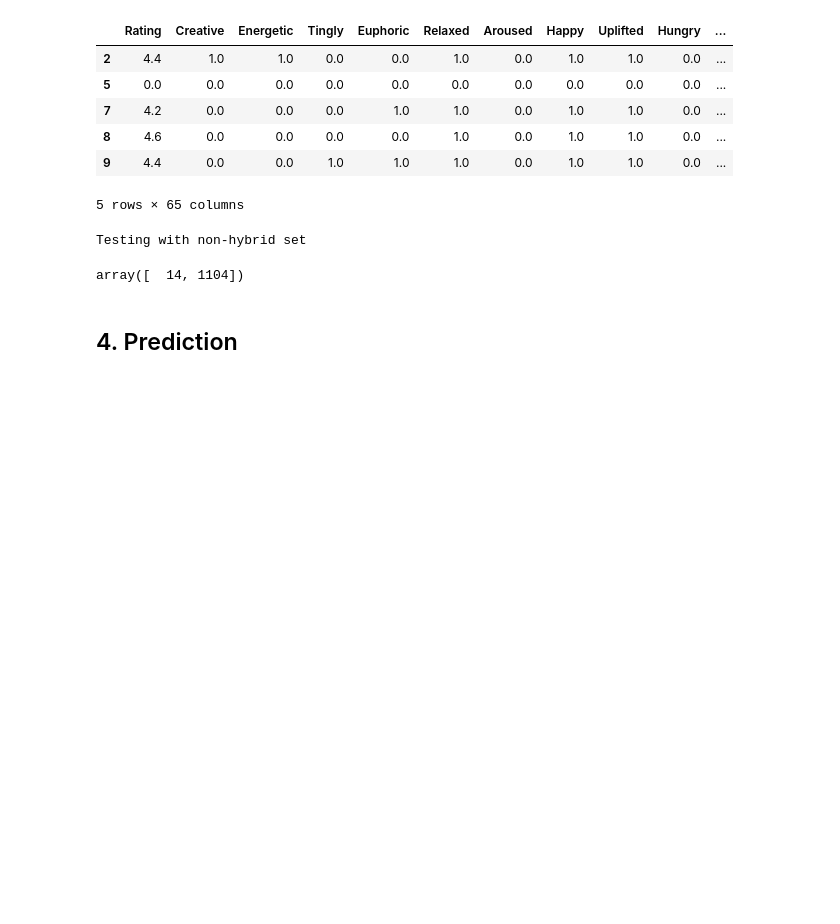
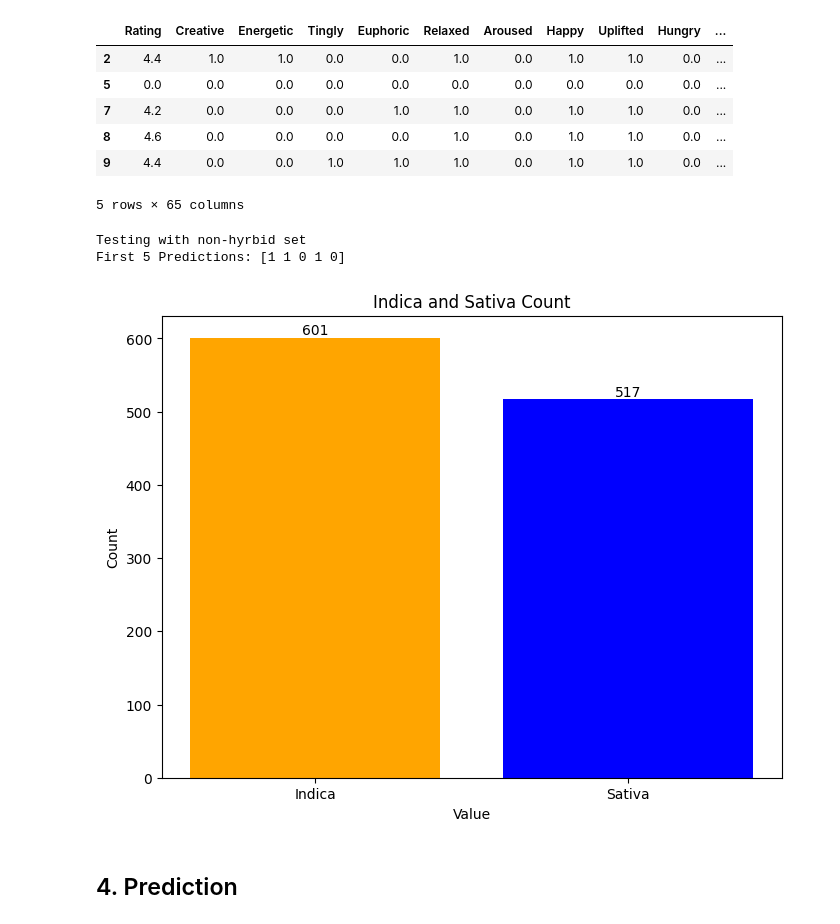
Before and after one commit to erikluu/MiniNeuralNet, a Jupyter notebook: process.ipynb, the cells around one changed output. Drawn from its saved outputs; the diff is of its cells as text; code cells hidden in the pictures; blank space fills up the shorter version.

Commit message:
balanced hyperparams for lr weights

```diff
--- a/process.ipynb
+++ b/process.ipynb
@@ -31,16 +32,21 @@ len(cannabis_df.columns), cannabis_df.columns
 Fitting three different Logistic Regression model predicting `Type`
 # %%
 import logistic_regression as lr
+# %%
+# LAMBDA = 200
+# ETA = 0.0005
+
+LAMBDA = 170
+ETA = 0.0005
 # %% [markdown]
 Effect predictors [`"Creative"` : `"Mouth"`]
 # %%
 X = cannabis_df.loc[:, "Creative":"Mouth"].values
 y = cannabis_df["Type_is_sativa"].values
 
-lr_betas_effects = lr.fit(X, y, lam=1)
+lr_betas_effects = lr.fit(X, y, lam=LAMBDA, eta=ETA)
 lr_betas_effects = np.insert(lr_betas_effects, 0, 0)
 lr_betas_effects = np.append(lr_betas_effects, np.zeros(49))
 
-print(len(lr_betas_effects))
 print(lr_betas_effects)
 # %% [output]
@@ -62,8 +67,8 @@ Flavor predictors [`"Earthy"` : `"Pear"`]
 X = cannabis_df.loc[:, "Earthy":"Pear"].values
 y = cannabis_df["Type_is_sativa"].values
 
-lr_betas_flavors = lr.fit(X, y, lam=1)
+lr_betas_flavors = lr.fit(X, y, lam=LAMBDA, eta=ETA)
 lr_betas_flavors = np.append(np.zeros(16), lr_betas_flavors)
-print(len(lr_betas_flavors))
+
 print(lr_betas_flavors)
 # %% [output]
@@ -85,8 +95,8 @@ Only Rating predictor [`"Rating"`]
 X = cannabis_df[["Rating"]].values
 y = cannabis_df["Type_is_sativa"].values
 
-lr_betas_rating = lr.fit(X, y, lam=1)
+lr_betas_rating = lr.fit(X, y, lam=LAMBDA, eta=ETA)
 lr_betas_rating = np.append(lr_betas_rating, np.zeros(64))
-print(len(lr_betas_rating))
+
 print(lr_betas_rating)
 # %% [output]
@@ -135,24 +144,40 @@ def leaky_relu(x, alpha=0.01):
 # %%
 def calculate_activations(X, weight_sets, activation_f):
     dot_product = np.dot(X, weight_sets)
     activations = np.apply_along_axis(activation_f, 1, dot_product)
     return activations
 
 
-def perceptron(X, weight_sets, decision_boundary=0.5):
+def perceptron(X, weight_sets, decision_boundary=0.5, activation_f=sigmoid):
     weight_sets = np.array(weight_sets).T
 
-    l1_activations = calculate_activations(X, weight_sets, sigmoid)
+    l1_activations = calculate_activations(X, weight_sets, activation_f)
     l2_activation = np.mean(l1_activations, axis=1)
 
     return np.where(l2_activation >= decision_boundary, 1, 0)
 
-print("Testing with non-hybrid set")
-value_counts = np.bincount(perceptron(X_inputs, [w1, w2, w3]))
-value_counts
+
+# print("Testing with non-hybrid set")
+preds = perceptron(X_inputs, [w1, w2, w3])
+
+zeros = np.sum(preds == 0)
+ones = np.sum(preds == 1)
+
+print("Testing with non-hyrbid set")
+print("First 5 Predictions:", preds[:5])
+
+plt.figure(figsize=(8, 6), dpi=100)
+plt.bar(['Indica', 'Sativa'], [zeros, ones], color=['orange', 'blue'])
+plt.xlabel('Value')
+plt.ylabel('Count')
+plt.title('Indica and Sativa Count')
+plt.text(0, zeros, str(zeros), ha='center', va='bottom')
+plt.text(1, ones, str(ones), ha='center', va='bottom')
+plt.show()
 # %% [output]
-Testing with non-hybrid set
+Testing with non-hyrbid set
+First 5 Predictions: [1 1 0 1 0]
-array([  14, 1104])
+[figure, added]
 # %% [markdown]
 ## 4. Prediction
 # %%
```
Also changed, not shown: parts of 12 cells of this notebook.
